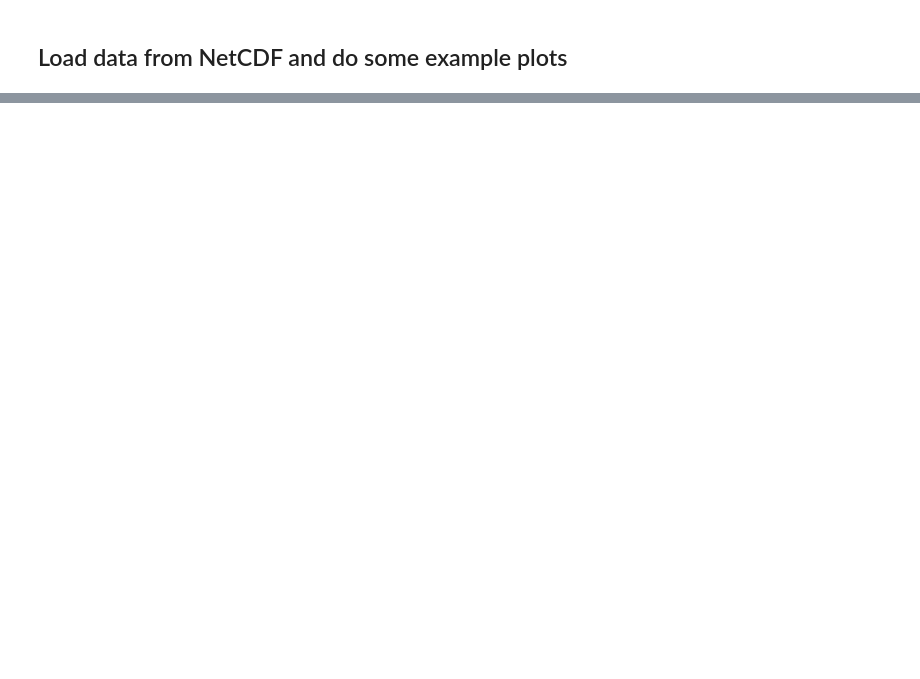
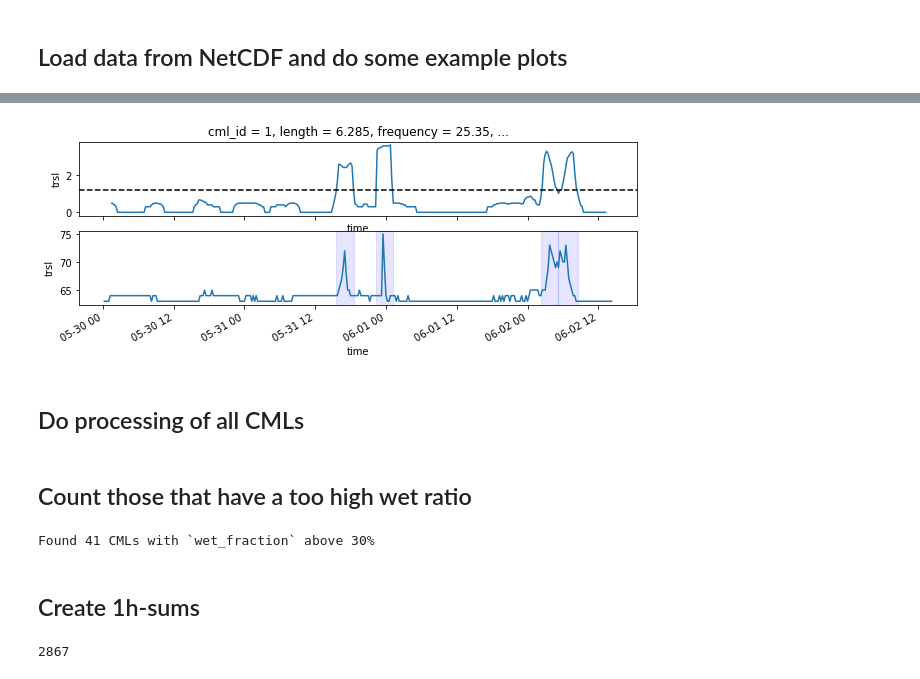
Before and after one commit to OpenSenseAction/OPENSENSE_sandbox, a Jupyter notebook: Python_CML_examples.ipynb, the cells around one changed output, grey strips where cells are left out. Cells and saved outputs as stored; diff of their text form; code cells hidden in the pictures; blank space fills up the shorter version.

Commit message:
Added quick and dirty pycomlink processing for Dutch CML data

```diff
--- a/Python_CML_examples.ipynb
+++ b/Python_CML_examples.ipynb
@@ -15,5 +17,5 @@ to overeem_2019_large_CML_data_Netherlands/data.zip
 # %%
 ds_overeem_2019 = oddt.transform_overeem_2019_large_CML_data_Netherlands(
     fn='overeem_2019_large_CML_data_Netherlands/data.zip',
-    nrows=2e6,
+    nrows=1e6,
 )
@@ -44,0 +102,5 @@ for i,j in zip([49,99,149],[0,1,2]):
+# %%
+# We create a TRSL, assuming a constant TSL and using `pmin` here.
+# Note that this is not the correct way of doing it. This is just
+# for demonstrating that the code runs. Results will be wrong.
+ds_overeem_2019['trsl'] = 10 - ds_overeem_2019.pmin
@@ -44,0 +109,5 @@ for i,j in zip([49,99,149],[0,1,2]):
+# %%
+cml_list = [ds_overeem_2019.isel(cml_id=i) for i in range(len(ds_overeem_2019.cml_id))]
+
+cml = cml_list[0]
+cml
@@ -44,0 +134,29 @@ for i,j in zip([49,99,149],[0,1,2]):
+# %%
+threshold = 1.2
+
+roll_std_dev = cml.trsl.rolling(time=10, center=True).std()
+cml['wet'] = cml.trsl.rolling(time=10, center=True).std() > threshold
+
+fig, axs = plt.subplots(2, 1, figsize=(10,3), sharex=True)
+
+roll_std_dev.plot.line(x='time', ax=axs[0])
+axs[0].axhline(threshold, color='k', linestyle='--')
+
+cml.trsl.plot.line(x='time', ax=axs[1]);
+
+# Get start and end of dry event
+wet_start = np.roll(cml.wet, -1) & ~cml.wet
+wet_end = np.roll(cml.wet, 1) & ~cml.wet
+
+# Plot shaded area for each wet event
+for wet_start_i, wet_end_i in zip(
+    wet_start.values.nonzero()[0],
+    wet_end.values.nonzero()[0],
+):
+    axs[1].axvspan(cml.time.values[wet_start_i], cml.time.values[wet_end_i], color='b', alpha=0.1)
+
+axs[1].set_title('');
+# %% [output]
+[figure, added]
+# %% [markdown]
+## Do processing of all CMLs
@@ -44,0 +179,15 @@ for i,j in zip([49,99,149],[0,1,2]):
+# %% [markdown]
+## Count those that have a too high wet ratio
+# %%
+count = 0
+for cml in cml_list:
+    if cml.wet_fraction > 0.3:
+        #print(f'cml_id: {cml.cml_id.values} wet_fraction: {cml.wet_fraction.values}')
+        #cml.trsl.plot.line(x='time', figsize=(10,2))
+        #plt.show()
+        count += 1
+print(f'Found {count} CMLs with `wet_fraction` above 30%')
+# %% [output]
+Found 41 CMLs with `wet_fraction` above 30%
+# %% [markdown]
+## Create 1h-sums
@@ -44,0 +199,4 @@ for i,j in zip([49,99,149],[0,1,2]):
+# %%
+len(cml_list_1h)
+# %% [output]
+2867
```
Also changed, not shown: parts of 19 cells of this notebook.
